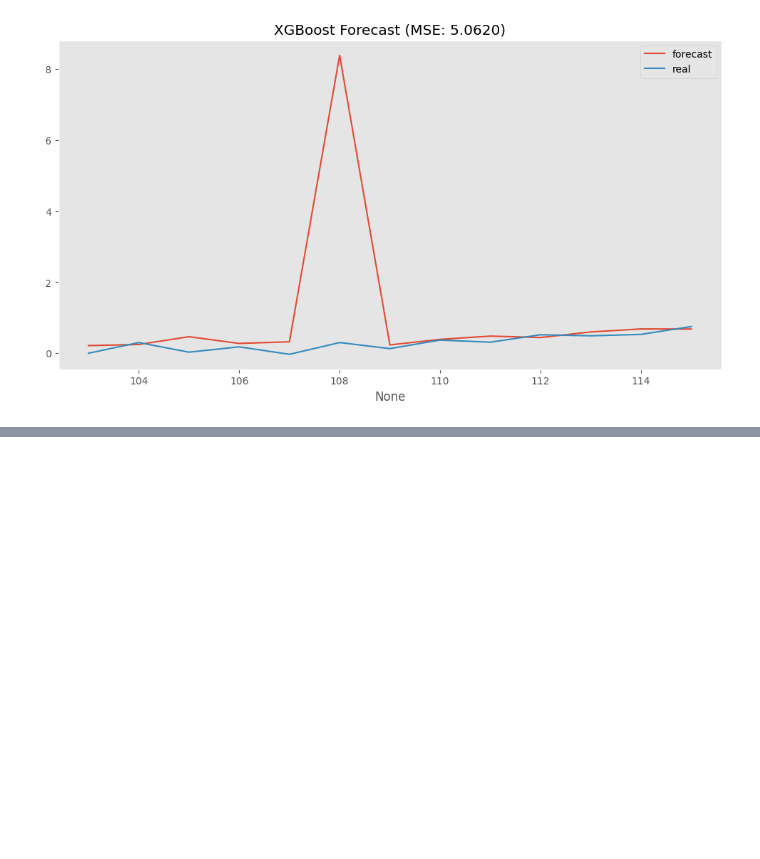
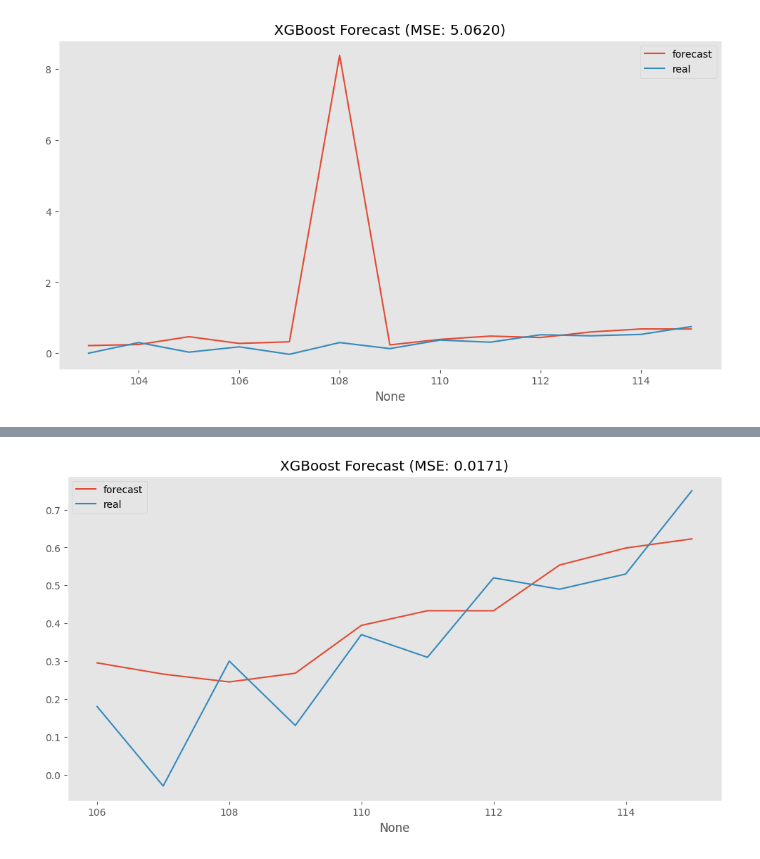
Before and after one commit to askarg/Diploma.-Inflation-model-using-PCA, a Jupyter notebook: stationary_models.ipynb, the cells around one changed output, grey strips where cells are left out. Drawn from its saved outputs; the diff is of its cells as text; code cells hidden in the pictures; blank space fills up the shorter version.

```diff
--- a/stationary_models.ipynb
+++ b/stationary_models.ipynb
@@ -210,3 +209,92 @@ plt.show()
 Mean Squared Error: 5.0620
 Best params: {'colsample_bytree': 1.0, 'learning_rate': 0.1, 'max_depth': 3, 'n_estimators': 200, 'subsample': 1.0}
 [figure]
+# %%
+
+def create_features(df, target_col='inflation', n_lags=3, window_size=3):
+    """
+    Создает временные признаки для модели:
+    - Лаги (авторегрессионная компонента)
+    - Скользящие статистики
+    - Временные фичи из даты
+    """
+    df = df.copy()
+
+    # 1. Авторегрессионные компоненты (лаги)
+    for lag in range(1, n_lags+1):
+        df[f'lag_{lag}'] = df[target_col].shift(lag)
+
+    # 2. Скользящие статистики
+    df['rolling_mean'] = df[target_col].rolling(window=window_size).mean().shift(1)
+    df['rolling_std'] = df[target_col].rolling(window=window_size).std().shift(1)
+
+    # 3. Временные фичи из даты
+    df['month'] = df['ds'].dt.month
+    df['quarter'] = df['ds'].dt.quarter
+    df['year'] = df['ds'].dt.year
+    df['days_in_month'] = df['ds'].dt.days_in_month
+
+    # 4. Дополнительные преобразования
+    df['time_idx'] = (df['ds'] - df['ds'].min()).dt.days
+
+    return df.dropna()
+
+
+
+# СДЕЛАЛ УСРЕДНЕНИЕ ШОКОВ
+y_train[12] = (y_train[11] + y_train[13]) / 2
+y_train[98] = (y_train[97] + y_train[99]) / 2
+
+# Загрузка данных
+y_train = pd.DataFrame(y_train)
+y_test = pd.DataFrame(y_test)
+
+y_train['ds'] = pd.date_range(start='2014-01-01', freq='M', periods=len(y_train))
+y_test['ds'] = pd.date_range(end='2023-08-31', freq='M', periods=len(y_test))
+
+# Создаем фичи для train и test
+train_feats = create_features(y_train)
+test_feats = create_features(y_test)
+
+
+# Разделяем на X и y
+y_train = train_feats['inflation']
+X_train_infl = train_feats.drop(columns=['inflation', 'ds']).join(X_train)
+
+y_test = test_feats['inflation']
+X_test_infl = test_feats.drop(columns=['inflation', 'ds']).join(X_test)
+
+# Настройка кросс-валидации для временных рядов
+tscv = TimeSeriesSplit(n_splits=3)
+# Параметры для подбора
+param_grid = {
+    'n_estimators': [100, 200],
+    'max_depth': [3, 5],
+    'learning_rate': [0.01, 0.1],
+    'subsample': [0.8, 1.0],
+    'colsample_bytree': [0.8, 1.0]
+}
+
+# Инициализация и обучение модели
+xgb_model = XGBRegressor(objective='reg:squarederror', random_state=42)
+grid_search = GridSearchCV(
+    xgb_model, param_grid, cv=tscv, scoring='neg_mean_squared_error', n_jobs=-1)
+grid_search.fit(X_train_infl, y_train)
+
+# Предсказание
+xgb_pred = grid_search.predict(X_test_infl)
+
+# Оценка качества
+mse = mean_squared_error(y_test, xgb_pred)
+print(f"Mean Squared Error: {mse:.4f}")
+print(f"Best params: {grid_search.best_params_}")
+
+# Визуализация
+plt.figure(figsize=(12, 6))
+sb.lineplot(x=y_test.index, y=xgb_pred, label='forecast')
+y_test.plot(label='real')
+plt.title(f"XGBoost Forecast (MSE: {mse:.4f})")
+plt.legend()
+plt.grid()
+plt.show()
+# %% [output]
@@ -212,0 +303 @@ Best params: {'colsample_bytree': 1.0, 'learning_rate': 0.1, 'max_depth': 3, 'n_
+[figure, added]
```
Also changed, not shown: parts of 3 cells of this notebook.
